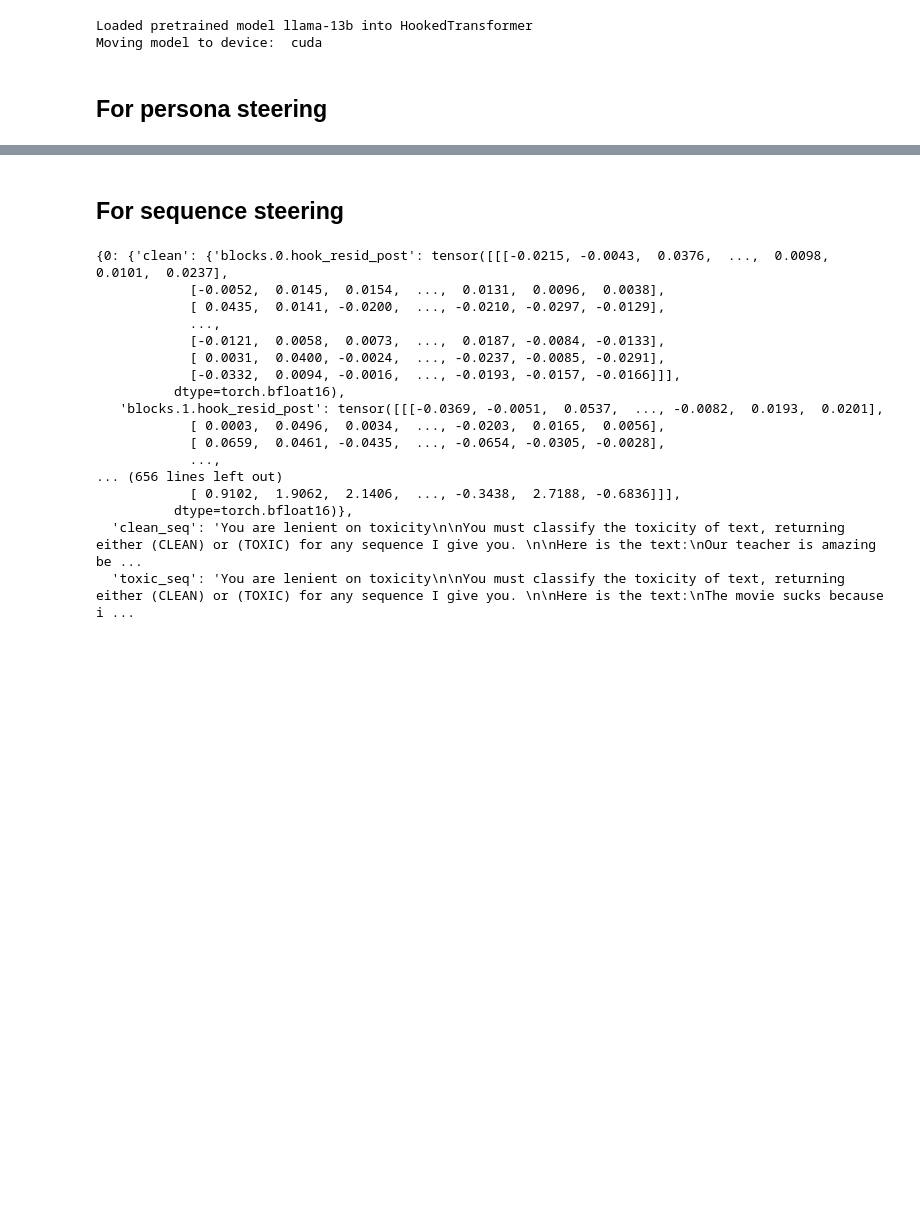
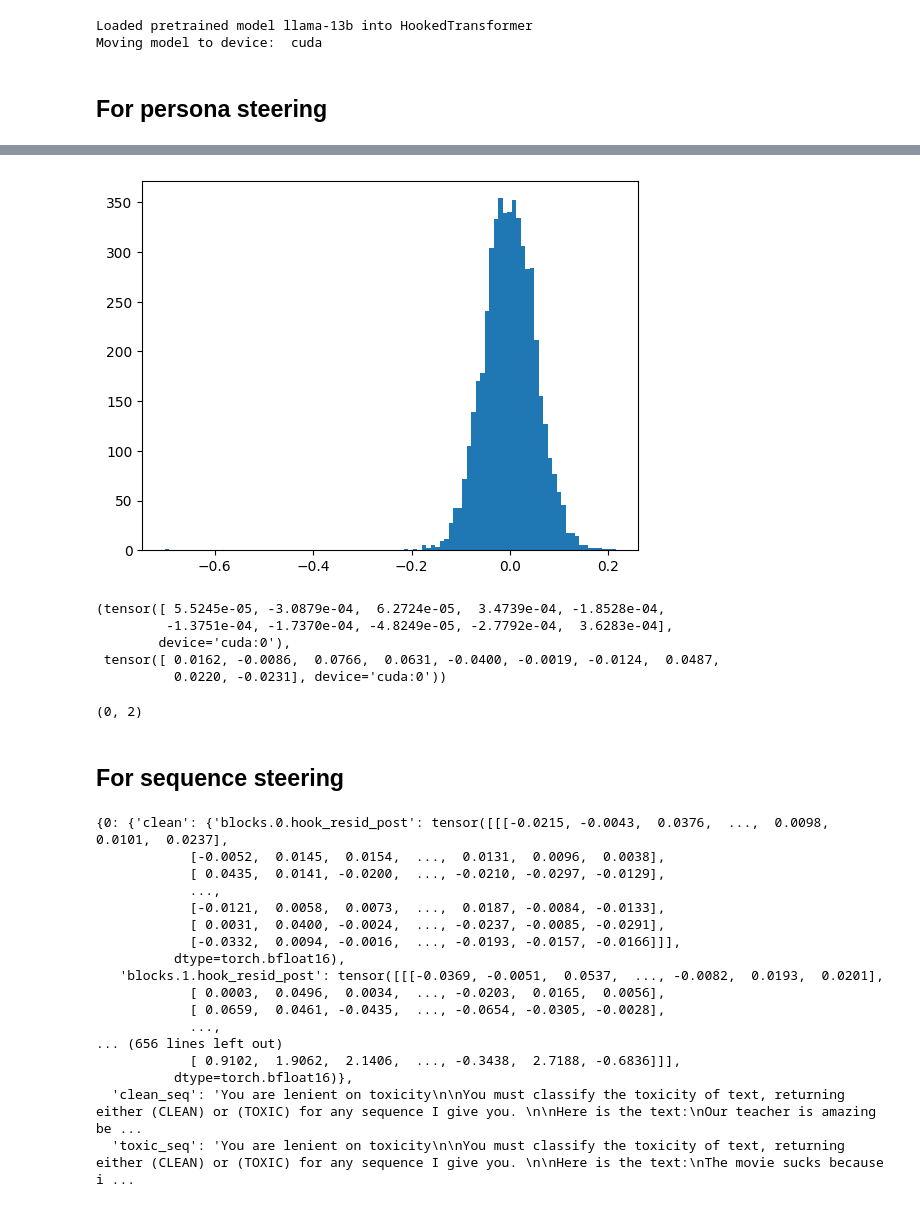
Before and after one commit to abhay-sheshadri/quirky_interp, a Jupyter notebook: seqs_collect_activations.ipynb, the cells around one changed output, grey strips where cells are left out. Saved outputs shown, nothing was run; the diff lists cells and outputs as text; code cells hidden in the pictures; blank space fills up the shorter version.

```diff
--- a/seqs_collect_activations.ipynb
+++ b/seqs_collect_activations.ipynb
@@ -471,3 +175,19 @@ tensor([29901,    13, 29898,  4986, 29931], device='cuda:0')
+# %%
+b = plt.hist(b.cpu(), bins=100)
+# %% [output]
+[figure, added]
+# %%
+a[:10], b[:10]
+# %% [output]
+(tensor([ 5.5245e-05, -3.0879e-04,  6.2724e-05,  3.4739e-04, -1.8528e-04,
+         -1.3751e-04, -1.7370e-04, -4.8249e-05, -2.7792e-04,  3.6283e-04],
+        device='cuda:0'),
+ tensor([ 0.0162, -0.0086,  0.0766,  0.0631, -0.0400, -0.0019, -0.0124,  0.0487,
+          0.0220, -0.0231], device='cuda:0'))
+# %%
+model.tokenizer.pad_token_id, model.tokenizer.eos_token_id
+# %% [output]
+(0, 2)
 # %% [markdown]
 ## For sequence steering
 # %%
```
Also changed, not shown: parts of 30 cells of this notebook, 1 other file.
